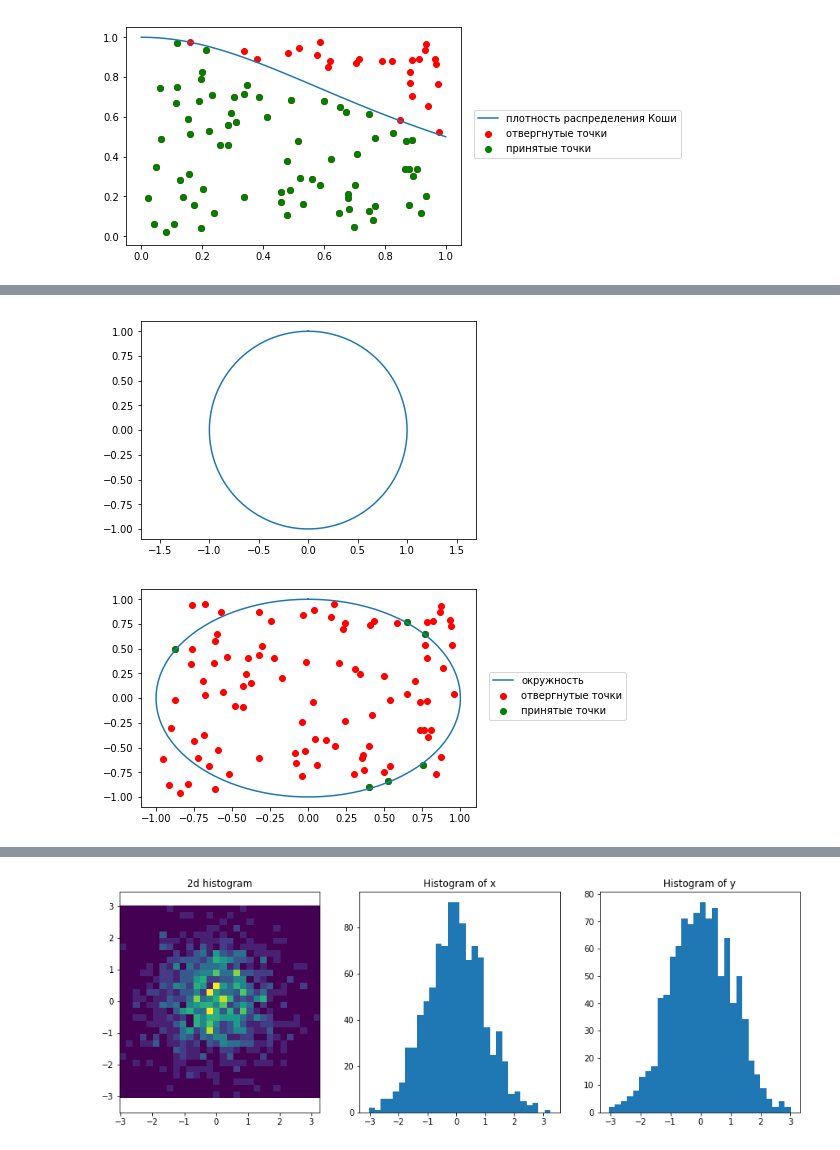
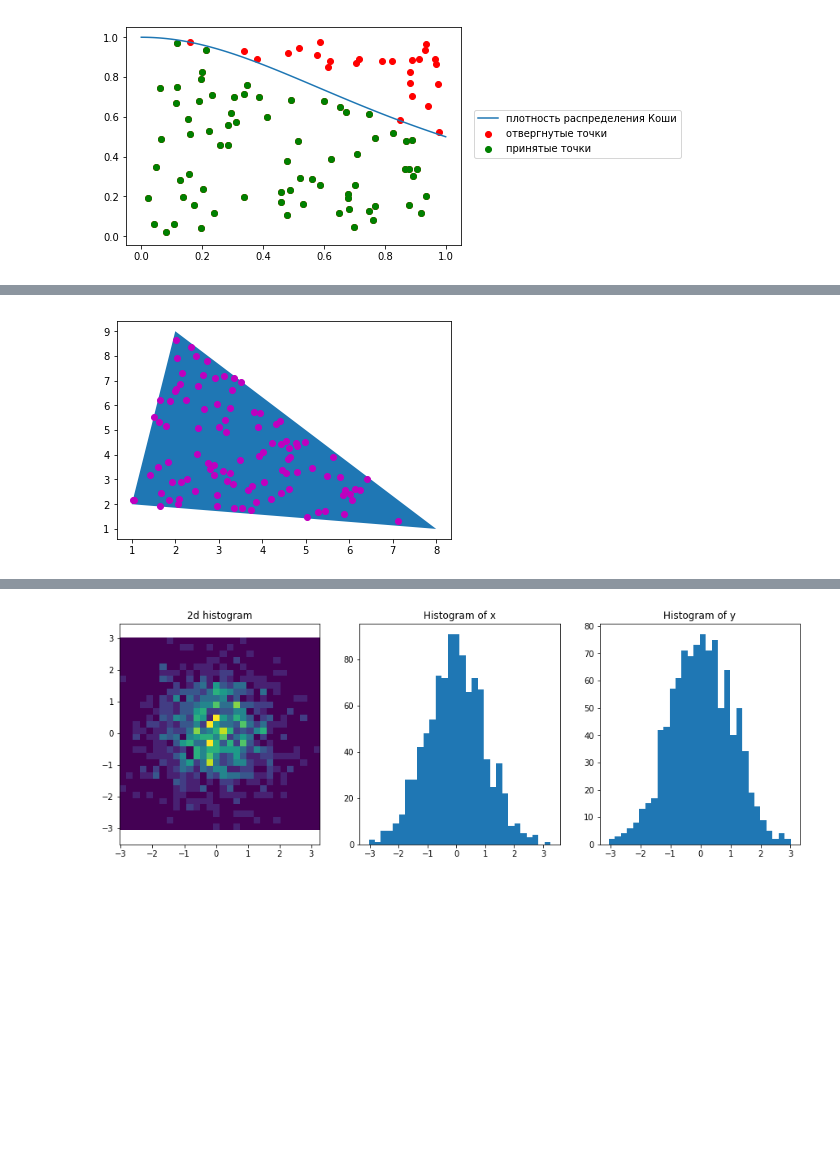
Before and after one commit to Liya10/5homeWork, a Jupyter notebook: 5HomeWork.ipynb, the cells around one changed output, grey strips where cells are left out. Drawn from its saved outputs; the diff is of its cells as text; code cells hidden in the pictures; blank space fills up the shorter version.

```diff
--- a/5HomeWork.ipynb
+++ b/5HomeWork.ipynb
@@ -118,36 +62,28 @@ plt.show()
-# %%
-#Exercise
-#Coordinate transformation
-from matplotlib.patches import Circle
-t = np.linspace(0, 2 * np.pi, 100)
-plt.plot(np.sin(t), np.cos(t))
-plt.axis('equal')
-plt.show()
-
-def rng(m=2**32, a=1103515245, c=12345):
-    rng.current = (a * rng.current + c) % m
-    return rng.current / m
-rng.current = 1
-
-random = [-1+2*rng() for i in range(100)]
-
-def circle(x,y):
-    res=x**2+y**2
-    if(res>=1+5e-2): return False
-    if(res<=1-5e-2):return False
-    return True
-
-X=[];Y=[]
-for i in range(99):
-    if(circle(random[i+1],random[i])==True):
-        X.append(random[i+1])
-        Y.append(random[i])
-plt.scatter(random[1:], random[:-1],color='red')
-plt.scatter(X, Y,color='green')
-t = np.linspace(0, 2 * np.pi, 100)
-plt.plot(np.sin(t), np.cos(t))
-plt.legend(('окружность','отвергнутые точки', 'принятые точки'), loc=(1.04, 0.4))
-plt.show()
-# %% [output]
-[figure, removed]
-[figure, removed]
+# %%
+#Exercise
+#Coordinate transformation
+import matplotlib
+from matplotlib.patches import Polygon
+from matplotlib.collections import PatchCollection
+from math import sqrt
+n=100
+a1=[1,2]
+a2=[2,9]
+a3=[8,1]
+polygon = Polygon(1 * np.array([[1, 2], [2, 9], [8, 1]]), True)
+plt.gca().add_collection(PatchCollection([polygon]))
+
+u1,u2=np.random.rand(2, n)
+x=[]
+y=[]
+for i in range(n):
+    if u2[i]>u1[i]:
+        x.append(u1[i]*a1[0]+(u2[i]-u1[i])*a2[0]+(1-u2[i])*a3[0])
+        y.append(u1[i]*a1[1]+(u2[i]-u1[i])*a2[1]+(1-u2[i])*a3[1])
+    else:
+        x.append(u2[i]*a1[0]+(u1[i]-u2[i])*a2[0]+(1-u1[i])*a3[0])
+        y.append(u2[i]*a1[1]+(u1[i]-u2[i])*a2[1]+(1-u1[i])*a3[1])
+plt.scatter(x, y,color='m')
+plt.show()
+# %% [output]
+[figure, added]
```
Also changed, not shown: parts of 3 cells of this notebook.
